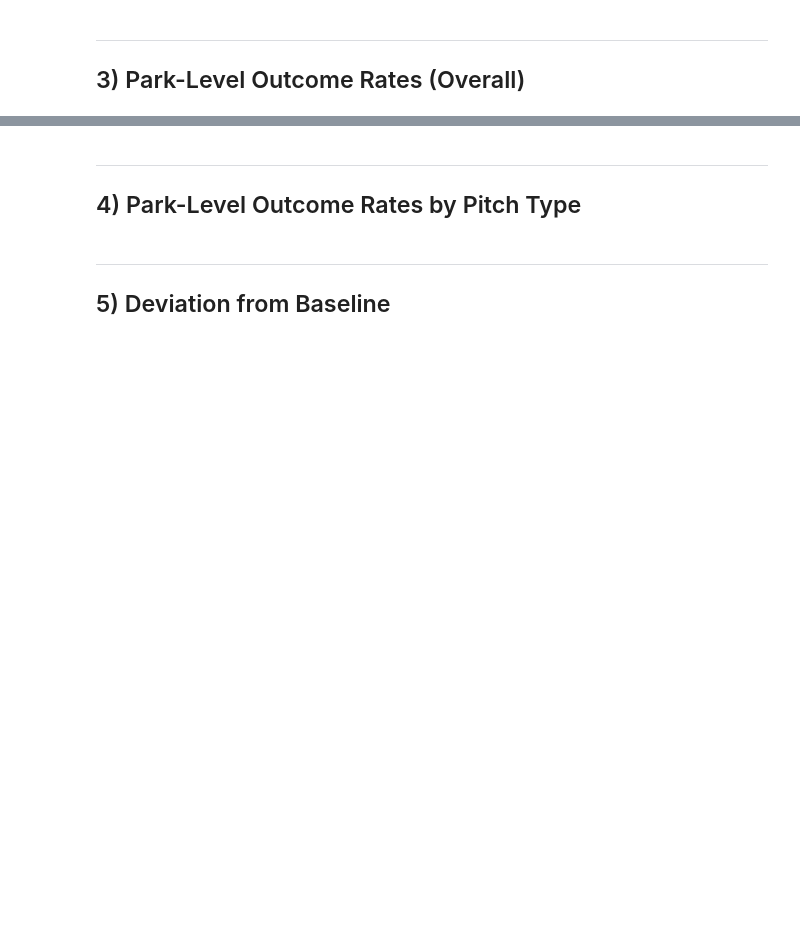
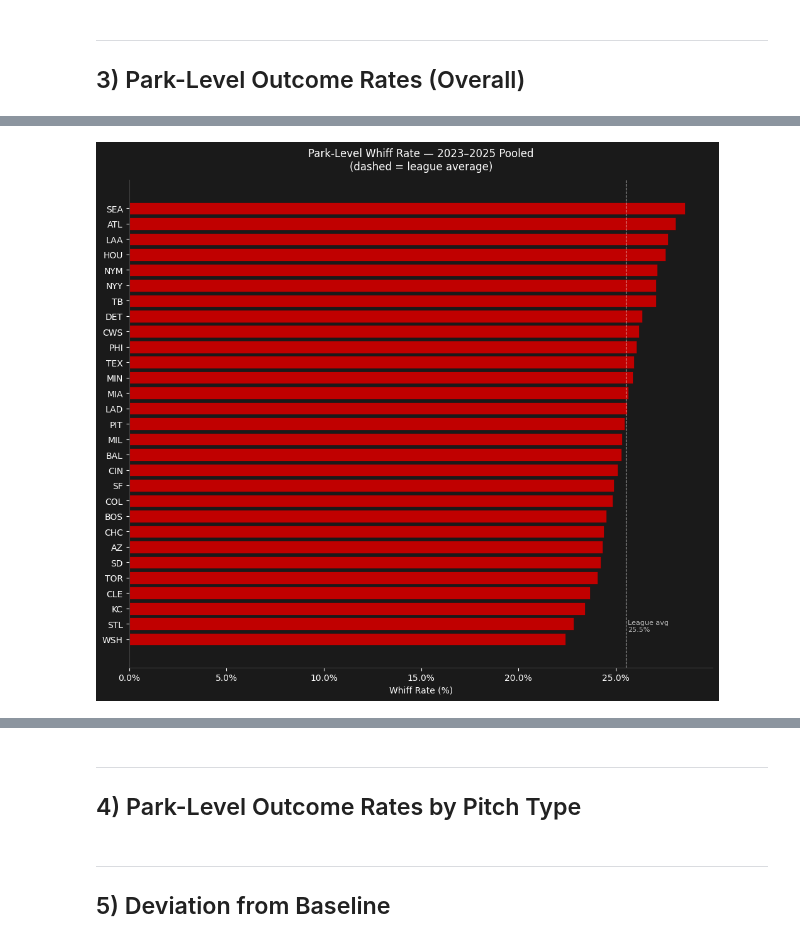
Before and after one commit to brycemgelarden/MLB_Ballpark_Factor_Analysis, a Jupyter notebook: notebooks/05_swing_outcome_by_pitch.ipynb, the cells around one changed output, grey strips where cells are left out. Drawn from its saved outputs; the diff is of its cells as text; code cells hidden in the pictures; blank space fills up the shorter version.

```diff
--- a/notebooks/05_swing_outcome_by_pitch.ipynb
+++ b/notebooks/05_swing_outcome_by_pitch.ipynb
@@ -80,3 +123,18 @@ ___
 # %% [markdown]
 ___
 ## 3) Park-Level Outcome Rates (Overall)
+# %%
+# Overall whiff/foul/in_play rates per park across all pitch types (table)
+
+park_outcomes = (
+    df.groupby(["home_team", "swing_outcome"])
+    .size()
+    .unstack(fill_value=0)
+)[["whiff", "foul", "in_play"]]
+
+park_n = park_outcomes.sum(axis=1).rename("n")
+park_outcome_rates = park_outcomes.div(park_n, axis=0) * 100
+park_outcome_rates.insert(0, "n", park_n)
+
+print(f"Park-Level Swing Outcome Rates  (n per park ≈ 5,970)\n")
+print(park_outcome_rates.sort_values("whiff", ascending=False).round(2).to_string())
@@ -82,0 +159,36 @@ ___
+# %%
+# visualizing whiff rate at each park w/o pitch types
+
+whiff_sorted = park_outcome_rates.sort_values("whiff", ascending=True)
+
+fig, ax = plt.subplots(figsize=(10, 9))
+
+bars = ax.barh(
+    whiff_sorted.index,
+    whiff_sorted["whiff"],
+    color=OUTCOME_COLORS["whiff"],
+    edgecolor="#1a1a1a",
+    linewidth=0.5,
+)
+
+# reference line of league average (whiff rate)
+league_whiff = overall_baseline["whiff"]
+ax.axvline(league_whiff, color="white", linewidth=0.8, linestyle="--", alpha=0.6)
+ax.text(league_whiff + 0.1, 0.5, f"League avg\n{league_whiff:.1f}%",
+        color="white", fontsize=8, alpha=0.7)
+
+ax.set_title("Park-Level Whiff Rate — 2023–2025 Pooled\n(dashed = league average)",
+             color="white", fontsize=12, pad=12)
+ax.set_xlabel("Whiff Rate (%)", color="white")
+ax.xaxis.set_major_formatter(mtick.PercentFormatter())
+
+ax.set_facecolor("#1a1a1a")
+fig.patch.set_facecolor("#1a1a1a")
+ax.tick_params(colors="white")
+ax.spines[["top", "right"]].set_visible(False)
+ax.spines[["left", "bottom"]].set_color("#444444")
+
+plt.tight_layout()
+plt.show()
+# %% [output]
+[figure, added]
```
Also changed, not shown: parts of 9 cells of this notebook.
